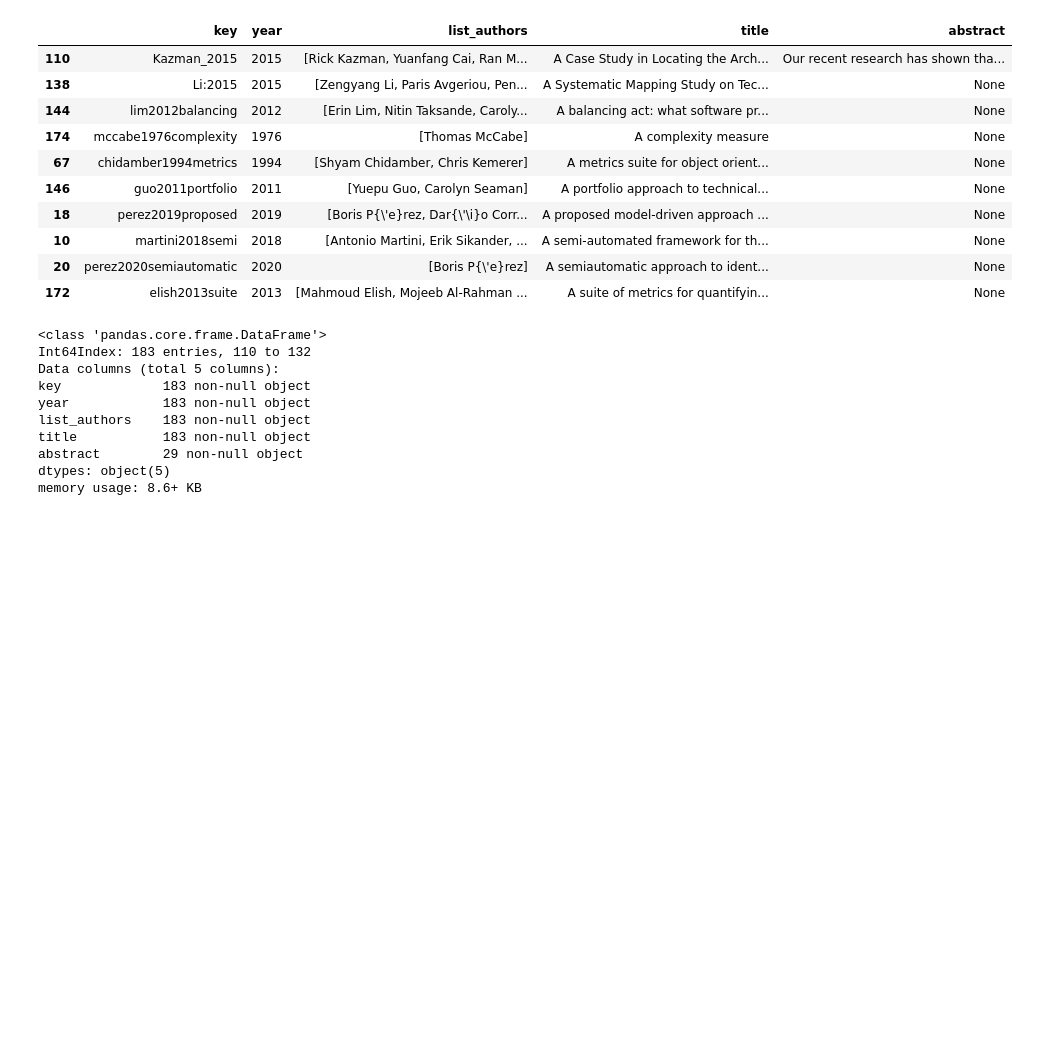
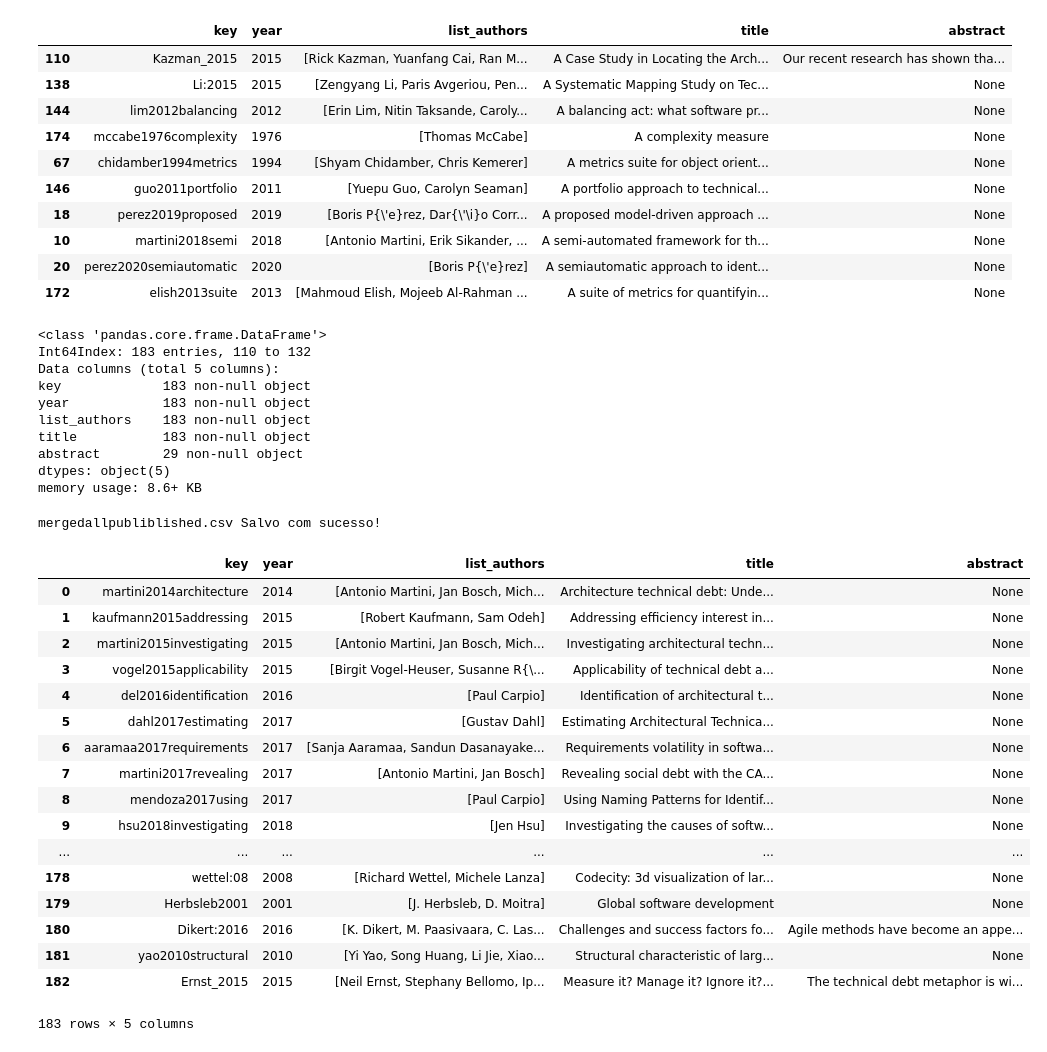
Before and after one commit to Technical-Debt-Large-Scale/proposal, a Jupyter notebook: python/analysis/extraction_thesis.ipynb, the cells around one changed output. Cells and saved outputs as stored; diff of their text form; code cells hidden in the pictures; blank space fills up the shorter version.

```diff
--- a/python/analysis/extraction_thesis.ipynb
+++ b/python/analysis/extraction_thesis.ipynb
@@ -129,3 +129,33 @@ title           183 non-null object
 abstract        29 non-null object
 dtypes: object(5)
 memory usage: 8.6+ KB
+# %%
+try:
+    my_file = 'mergedallpubliblished.csv'
+    df_bib.to_csv(my_file, encoding='utf-8', sep=';')
+    print(f'{my_file} Salvo com sucesso!')
+except Exception as e:
+    print(f'Erro ao salvar o arquivo {my_file}: {e}')
+# %% [output]
+mergedallpubliblished.csv Salvo com sucesso!
+# %%
+df_bib
+# %% [output]
+|  | key | year | list_authors | title | abstract |
+| 0 | martini2014architecture | 2014 | [Antonio Martini, Jan Bosch, Mich... | Architecture technical debt: Unde... | None |
+| 1 | kaufmann2015addressing | 2015 | [Robert Kaufmann, Sam Odeh] | Addressing efficiency interest in... | None |
+| 2 | martini2015investigating | 2015 | [Antonio Martini, Jan Bosch, Mich... | Investigating architectural techn... | None |
+| 3 | vogel2015applicability | 2015 | [Birgit Vogel-Heuser, Susanne R{\... | Applicability of technical debt a... | None |
+| 4 | del2016identification | 2016 | [Paul Carpio] | Identification of architectural t... | None |
+| 5 | dahl2017estimating | 2017 | [Gustav Dahl] | Estimating Architectural Technica... | None |
+| 6 | aaramaa2017requirements | 2017 | [Sanja Aaramaa, Sandun Dasanayake... | Requirements volatility in softwa... | None |
+| 7 | martini2017revealing | 2017 | [Antonio Martini, Jan Bosch] | Revealing social debt with the CA... | None |
+| 8 | mendoza2017using | 2017 | [Paul Carpio] | Using Naming Patterns for Identif... | None |
+| 9 | hsu2018investigating | 2018 | [Jen Hsu] | Investigating the causes of softw... | None |
+| ... | ... | ... | ... | ... | ... |
+| 178 | wettel:08 | 2008 | [Richard Wettel, Michele Lanza] | Codecity: 3d visualization of lar... | None |
+| 179 | Herbsleb2001 | 2001 | [J. Herbsleb, D. Moitra] | Global software development | None |
+| 180 | Dikert:2016 | 2016 | [K. Dikert, M. Paasivaara, C. Las... | Challenges and success factors fo... | Agile methods have become an appe... |
+| 181 | yao2010structural | 2010 | [Yi Yao, Song Huang, Li Jie, Xiao... | Structural characteristic of larg... | None |
+| 182 | Ernst_2015 | 2015 | [Neil Ernst, Stephany Bellomo, Ip... | Measure it? Manage it? Ignore it?... | The technical debt metaphor is wi... |
+183 rows × 5 columns
```
